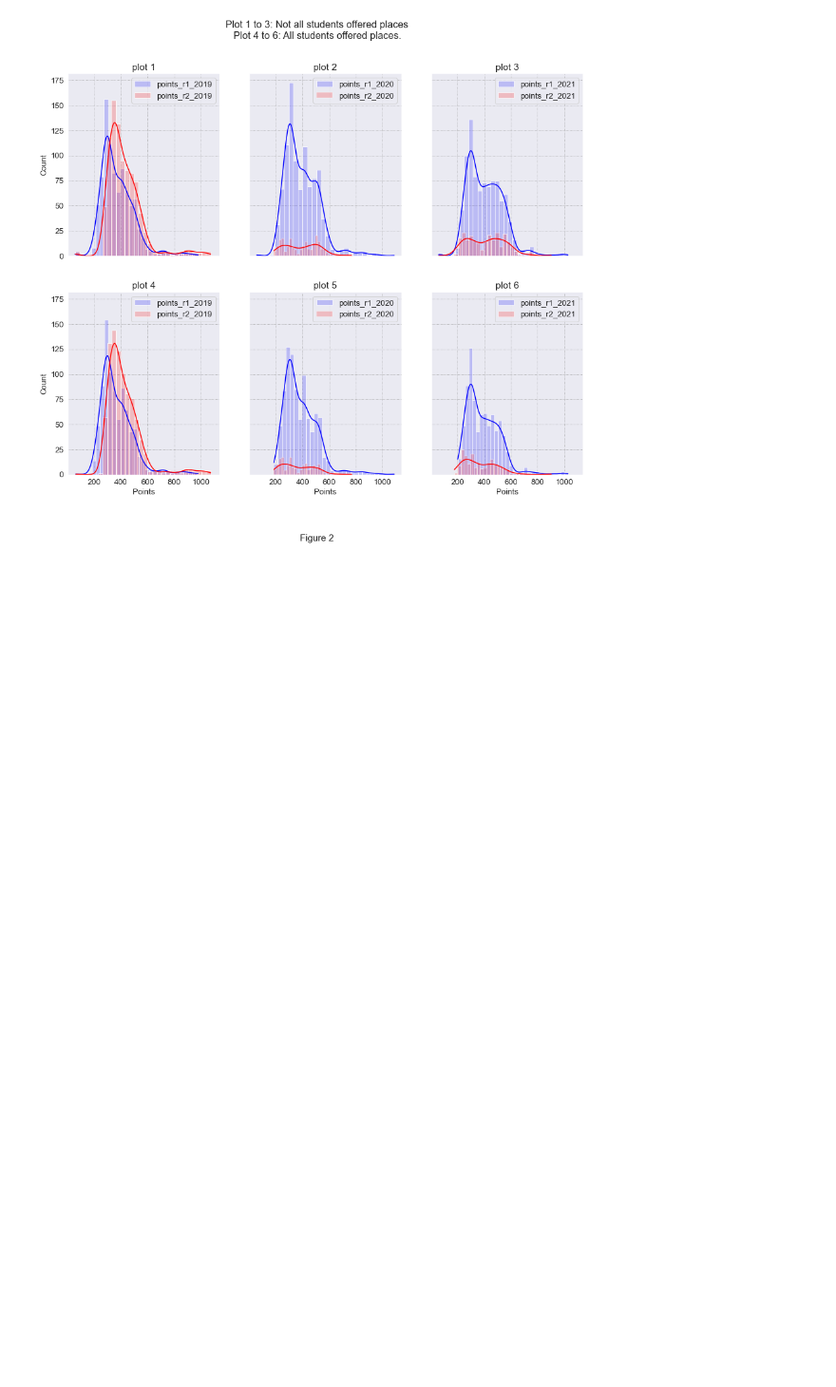
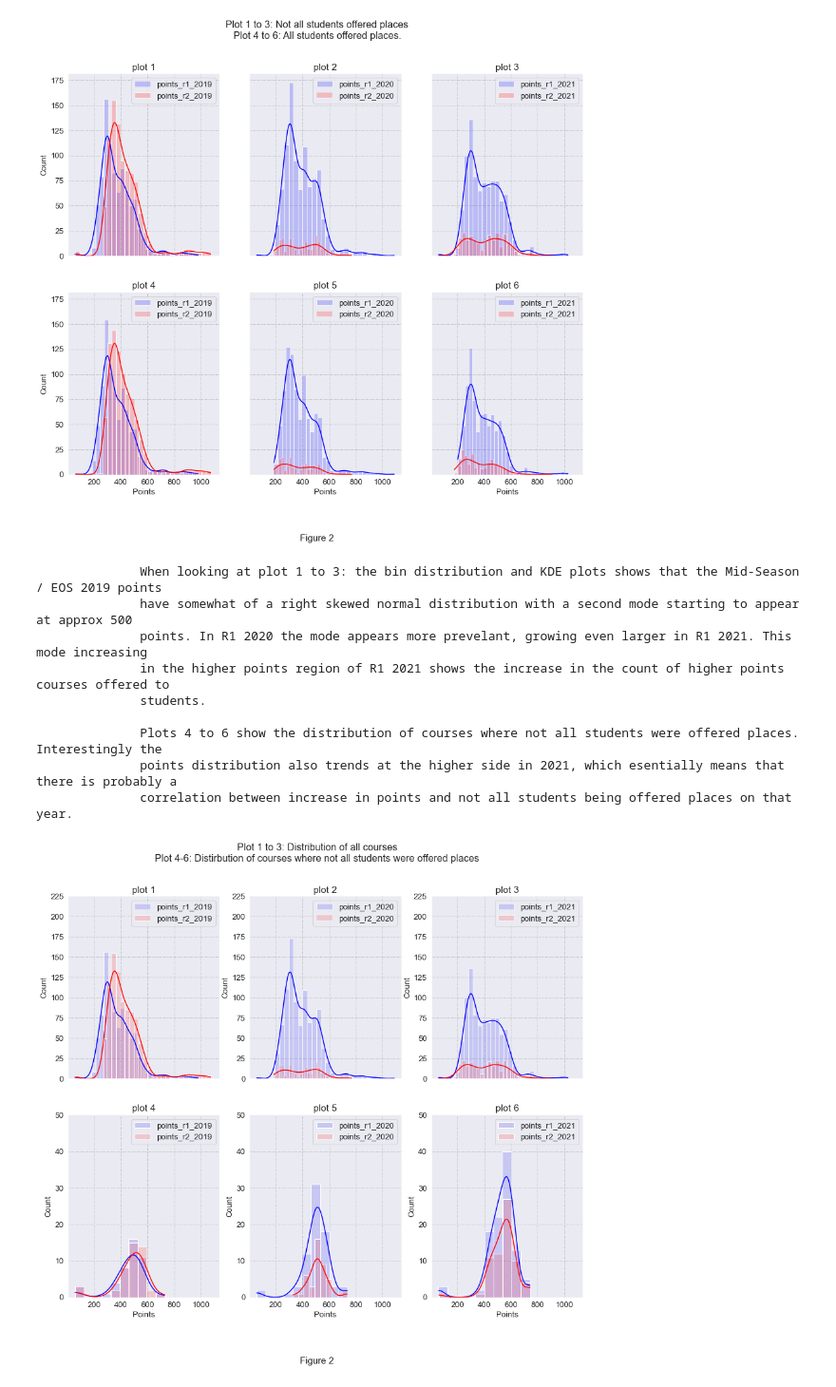
Before and after one commit to CiaranMoran27/playing_with_jupyter, a Jupyter notebook: cao.ipynb, the cells around one changed output. Shown at 95% size. Cells and saved outputs as stored; diff of their text form; code cells hidden in the pictures; blank space fills up the shorter version.

```diff
--- a/cao.ipynb
+++ b/cao.ipynb
@@ -671,37 +669,64 @@ add this to cao ntoebook udnerneath
+# %%
+def plot_hist_multi(df, title, plot_ref, bin_num, y_limit):
+    '''This function accepts a df and plot parameters to plot custom grid of histogram / kde plots'''
+
+    # plot 1:
+    # isolate first col of df and use passed plot ref as axex ref
+    sns.histplot(data = df, x = df.iloc[:, 0], ax = ax[plot_ref], label = df.columns[0],
+                 kde = True, color = 'blue', alpha = 0.15, bins = bin_num)
+
+    # plot 2:
+    sns.histplot(data = df, x = df.iloc[:, 1], ax = ax[plot_ref], label = df.columns[1],
+                 kde = True, color = 'red', alpha = 0.15, bins = bin_num)
+
+    # use passed plot ref (n, n) to determine formatting
+    ax[plot_ref].set_xlabel('Points')
+    ax[plot_ref].title.set_text(title)
+    ax[plot_ref].set_ylim(bottom = 0, top = y_limit)
+    ax[plot_ref].legend()
+    return
 # %%
 # make 2, 3 grid for plotting
 fig, ax = plt.subplots(2, 3, sharex = True, figsize = (15, 12))
 plt.figtext(0.5, 0, 'Figure 2', wrap = True, horizontalalignment = 'center', fontsize = 15);
 fig.suptitle('Plot 1 to 3: Distribution of all courses\nPlot 4-6: Distirbution of courses where not all students were offered places', fontsize=16)
 
 
 #filter df for asterix character OR
-#regex = '\*|\#\*'
 regex = '\*'
 df_filtered_2019 = all_courses[all_courses['special_chars_2019'].str.contains(regex)]
 df_filtered_2020 = all_courses[all_courses['special_chars_2020'].str.contains(regex)]
 df_filtered_2021 = all_courses[all_courses['special_chars_2021'].str.contains(regex)]
 
 
 # plot  where no *asterix present
 # i.e remove cases where course was not offered to everyone
 plot_hist_multi(df_filtered_2019[['points_r1_2019', 'points_r2_2019']], 'plot 4', plot_ref = (1, 0), bin_num = 10, y_limit = 50)
 plot_hist_multi(df_filtered_2020[['points_r1_2020', 'points_r2_2020']], 'plot 5', plot_ref = (1, 1), bin_num = 10, y_limit = 50)
 plot_hist_multi(df_filtered_2021[['points_r1_2021', 'points_r2_2021']], 'plot 6', plot_ref = (1, 2), bin_num = 10, y_limit = 50)
 
 #plot 3 years with no filter
 plot_hist_multi(all_courses[['points_r1_2019', 'points_r2_2019']], 'plot 1', plot_ref = (0, 0), bin_num = 30, y_limit = 225)
 plot_hist_multi(all_courses[['points_r1_2020', 'points_r2_2020']], 'plot 2', plot_ref = (0, 1), bin_num = 30, y_limit = 225)
 plot_hist_multi(all_courses[['points_r1_2021', 'points_r2_2021']], 'plot 3', plot_ref = (0, 2), bin_num = 30, y_limit = 225)
 
-
-
-string_spacer = [' ' * 14 for i in range(6)]
-print('\n{}When lookign at plot 1 to 3 the bin distribution and KDE plots shows that the Mid-Season / EOS 2019 points\n\
+string_spacer = [' ' * 14 for i in range(8)]
+print('\n{}When looking at plot 1 to 3: the bin distribution and KDE plots shows that the Mid-Season / EOS 2019 points\n\
 {}have somewhat of a right skewed normal distribution with a second mode starting to appear at approx 500\n\
 {}points. In R1 2020 the mode appears more prevelant, growing even larger in R1 2021. This mode increasing\n\
 {}in the higher points region of R1 2021 shows the increase in the count of higher points courses offered to\n\
 {}students.\n\n\
-{}Plots 4 to 6 show the distribution of courses where not all students were offered places. Interestingly the increase of points in '.format(*string_spacer))
-
-Probability Density Section added (with 1 function) to cao notebook
+{}Plots 4 to 6 show the distribution of courses where not all students were offered places. Interestingly the\n\
+{}points distribution also trends at the higher side in 2021, which esentially means that there is probably a\n\
+{}correlation between increase in points and not all students being offered places on that year.\n'.format(*string_spacer))
+# %% [output]
+              When looking at plot 1 to 3: the bin distribution and KDE plots shows that the Mid-Season / EOS 2019 points
+              have somewhat of a right skewed normal distribution with a second mode starting to appear at approx 500
+              points. In R1 2020 the mode appears more prevelant, growing even larger in R1 2021. This mode increasing
+              in the higher points region of R1 2021 shows the increase in the count of higher points courses offered to
+              students.
+
+              Plots 4 to 6 show the distribution of courses where not all students were offered places. Interestingly the
+              points distribution also trends at the higher side in 2021, which esentially means that there is probably a
+              correlation between increase in points and not all students being offered places on that year.
+[figure, added]
```
Also changed, not shown: parts of 2 cells of this notebook, 1 other file.
